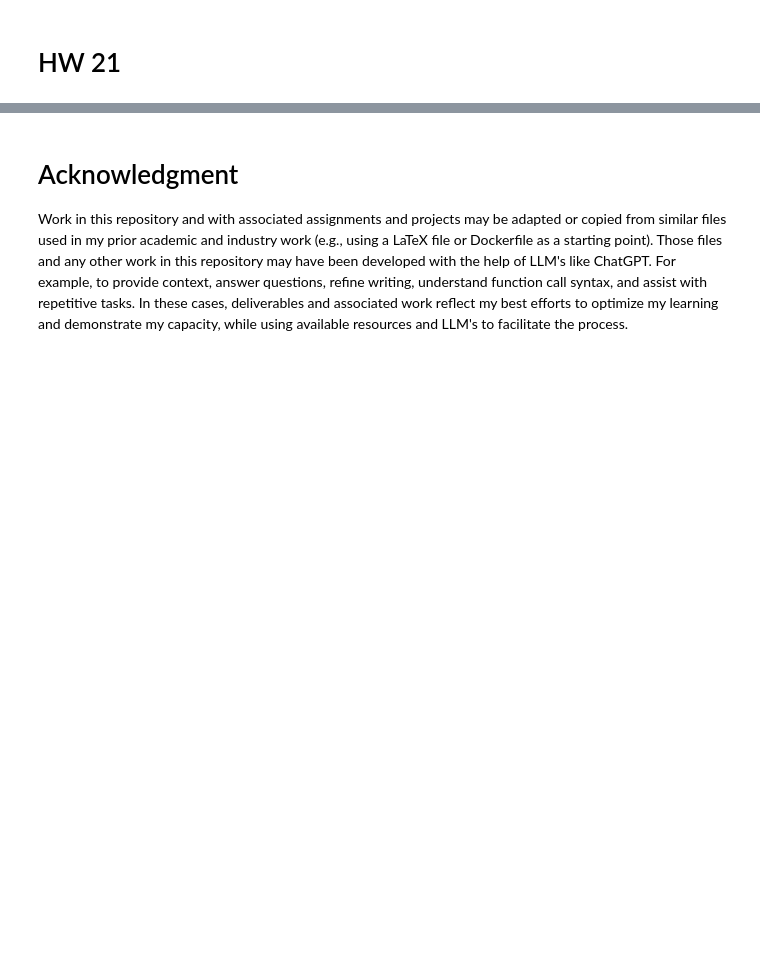
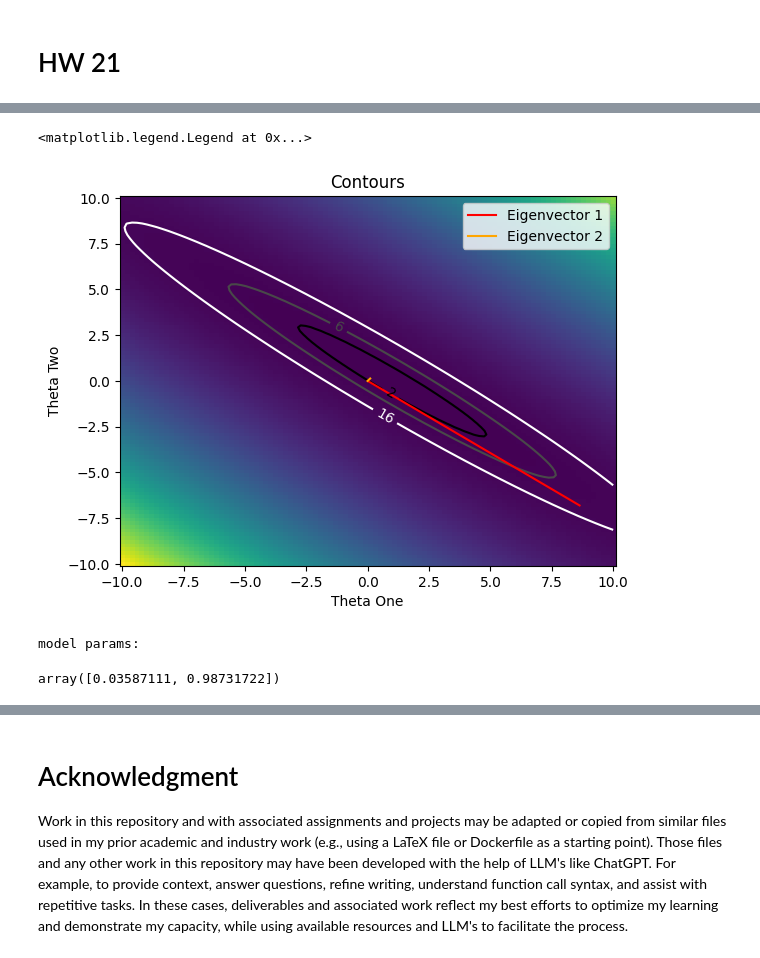
Before and after one commit to jwb-byu/cs-580-misc, a Jupyter notebook: hw/hw20-21/hw20_21.ipynb, the cells around one changed output, grey strips where cells are left out. Cells and saved outputs as stored; diff of their text form; code cells hidden in the pictures; blank space fills up the shorter version.

```diff
--- a/hw/hw20-21/hw20_21.ipynb
+++ b/hw/hw20-21/hw20_21.ipynb
@@ -181,37 +181,39 @@ Text(0.5, 1.0, 'Contours')
 # %%
 # b. Find the Fisher Information Matrix (FIM) for this model and calculate its eigenvalues and
 # eigenvectors. Graphically confirm that the ellipses in your contour plot are oriented with its
 # eigenvectors and the aspect ratio is given by the ratio of the square root of the eigenvalues.
 
+A = np.stack([t_i, t_i**2]).T
+FIM = A.T@A # ignore 1/sigma^2
+(l_1, l_2), (ev_1, ev_2) = np.linalg.eig(FIM)
 
+plt.pcolormesh(theta_two_smooth, theta_two_smooth, contour_values)
+cont_set = plt.contour(theta_two_smooth, theta_two_smooth, contour_values, levels = [2, 6, 16], cmap="grey")
+plt.clabel(cont_set)
+plt.xlabel("Theta One")
+plt.ylabel("Theta Two")
+plt.title("Contours")
 
-
-
-
-def adjust_vec(vec):
-    """ move all values in a vector such that 3 standard deviations are between -1 and 1, but maintain their relative distances """
-    m = np.mean(vec) # mean
-    sd = np.std(vec) # standard deviation
-    z = (vec-m)/sd # z-score (3 sd's are between -3, 3)
-    tau = z/3 # 3 sd's are within -1, 1
-    return tau
-def design_mat(k: int, vec) -> np.ndarray:
-    """ copied from HW 16 """
-    tau = adjust_vec(vec)
-    A = np.stack([np.polynomial.legendre.Legendre.basis(i)(tau) for i in range(k)]).T
-    return A
-
-# validate that it's a good bais (adapted from HW 19)
-x_for_plotting = np.linspace(np.min(t_i), np.max(t_i), 1000)
-
-columns=8
-A = design_mat(columns, t_i)
-theta_hat, sse, rank, s = np.linalg.lstsq(A, y_i)
-A_plotting = design_mat(columns, x_for_plotting)
+plt.plot([0, l_1*ev_1[0]], [0, l_1*ev_1[1]], color="red", label="Eigenvector 1")
+plt.plot([0, l_2*ev_2[0]], [0, l_2*ev_2[1]], color="orange", label="Eigenvector 2")
+plt.legend()
+# %% [output]
+<matplotlib.legend.Legend at 0x...>
+[figure, added]
 # %%
 # c. Generate data according to yi = f(ti) + ϵi where ϵ is Gaussian noise with zero mean and
 # standard deviation 0.1. Use Ordinary Least Squares (OLS) regression , fit your data to the
 # model θ1t+ θ2t^2
+
+noise = np.random.normal(0, 0.1, size=t_i.shape)
+y_i = t_i**2 + noise
+theta_hat, sse, rank, s = np.linalg.lstsq(A, y_i)
+
+print("model params:")
+theta_hat
+# %% [output]
+model params:
+array([0.03587111, 0.98731722])
 # %%
 # d. Repeat your OLS fit 1000 times for different realizations of your data and plot your estimates
 # as a scatter plot on top of your contour plot.
```
Also changed, not shown: parts of 6 cells of this notebook, 2 other files.
